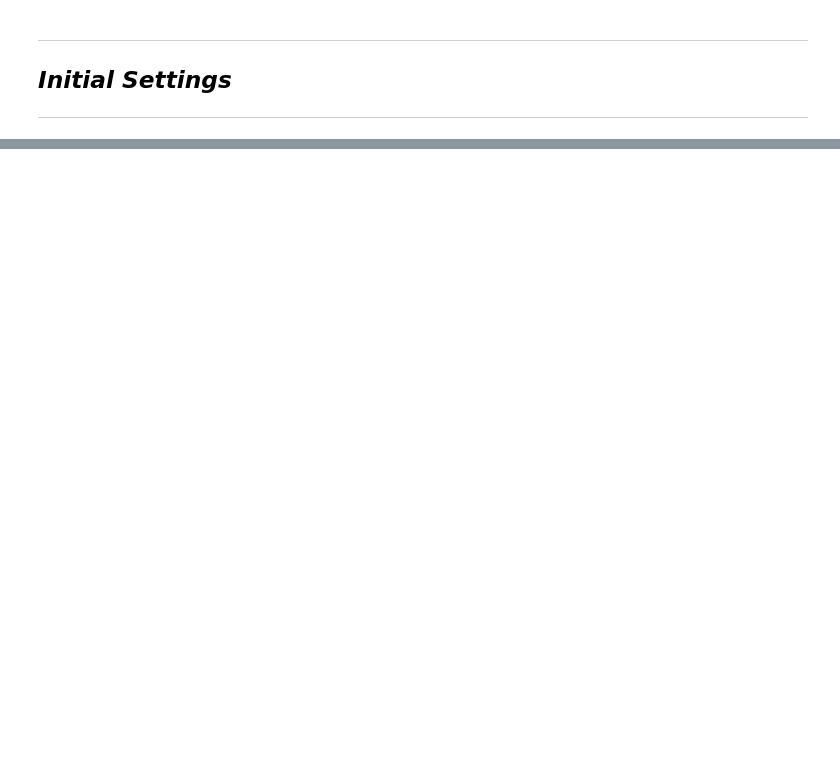
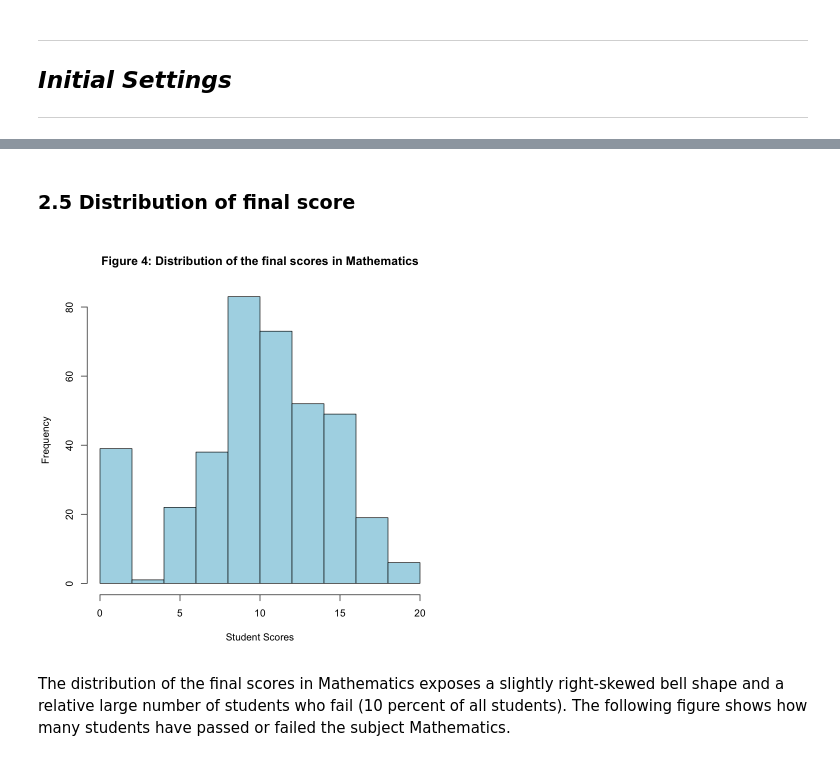
Before and after one commit to agaramow/student_performance, a Jupyter notebook: student_project.ipynb, the cells around one changed output, grey strips where cells are left out. Drawn from its saved outputs; the diff is of its cells as text; code cells hidden in the pictures; blank space fills up the shorter version.

```diff
--- a/student_project.ipynb
+++ b/student_project.ipynb
@@ -44,0 +196,5 @@ getwd()
+# %%
+recode_dummoes_func <- function(x) {
+    # This function recodes dummy variables from 1, 2 to 0, 1.
+    x <- mapvalues(x, from = c(1, 2), to = c(0, 1))
+}
@@ -44,0 +219,3 @@ getwd()
+# %%
+# Declare the variables as numeric variables for the summary stats.
+student_df <- as.data.frame(lapply(student_df, function(x) as.numeric(as.character(x))))
@@ -44,0 +249,12 @@ getwd()
+# %%
+# Impute absences.
+trimming_func <- function(x) {
+    # Impute the lowest and the highest one percent with the 1st and the 99th percentile.
+    quantiles <- quantile( x, c(.01, .99 ) )
+    x[ x < quantiles[1] ] <- quantiles[1]
+    x[ x > quantiles[2] ] <- quantiles[2]
+    x
+
+}
+# %%
+student_df$absences <- trimming_func(student_df$absences )
@@ -44,0 +304,10 @@ getwd()
+# %% [markdown]
+### 2.5 Distribution of final score
+# %%
+# Distribution of final grades in the two core subjects, Mathematics and Portuguese.
+hist(student_df$G3_math, col="lightblue", xlab="Student Scores",
+     ylab="Frequency", main="Figure 4: Distribution of the final scores in Mathematics")
+# %% [output]
+[figure, added]
+# %% [markdown]
+The distribution of the final scores in Mathematics exposes a slightly right-skewed bell shape and a relative large number of students who fail (10 percent of all students). The following figure shows how many students have passed or failed the subject Mathematics.
```
Also changed, not shown: parts of 177 cells of this notebook, 11 other files.
